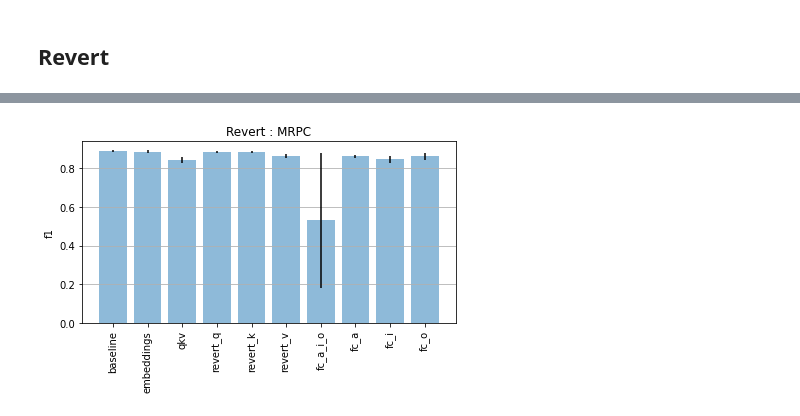
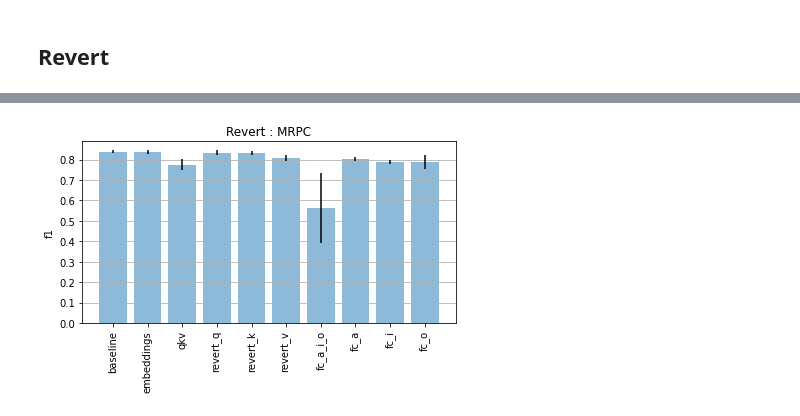
Before and after one commit to sai-prasanna/bert-experiments, a Jupyter notebook: experiment_analysis/analysis_1.ipynb, the cells around one changed output, grey strips where cells are left out. Drawn from its saved outputs; the diff is of its cells as text; code cells hidden in the pictures.

```diff
--- a/experiment_analysis/analysis_1.ipynb
+++ b/experiment_analysis/analysis_1.ipynb
@@ -27,11 +27,9 @@ def flatten_metrics(metrics):
     }
     flattened["MRPC"] = {
         "metric": "f1",
-        "mean": metrics["MRPC"]["f1"][0],
-        "stdv": metrics["MRPC"]["f1"][1]
+        "mean": metrics["MRPC"]["acc"][0],
+        "stdv": metrics["MRPC"]["acc"][1]
     }
-
-
     flattened["QNLI"] = {
         "metric": "acc",
         "mean": metrics["QNLI"]["acc"][0],
@@ -125,5 +123,15 @@ plot_all_task_metrics(analyzed_metrics, "Embeddings")
 # %%
 analyzed_metrics = [("baseline", baseline)]
+
+random_path = experiments_path / "randomize_qkv_together" / f"qkv_layer_all_results.json"
+with random_path.open() as f:
+    random_results = json.load(f)
+analyzed_metrics.append((f"random_qkv", random_results))
+
+revert_path = experiments_path / "revert_qkv" / f"qkv_layer_all_results.json"
+with revert_path.open() as f:
+    revert_results = json.load(f)
+analyzed_metrics.append((f"revert_qkv", revert_results))
 
 for component in ["query", "key", "value"]:
     random_path = experiments_path / "randomize_qkv" / f"{component}_layer_all_results.json"
@@ -305,51 +320,51 @@ plot_all_task_metrics(analyzed_metrics, "Randomize")
 ## Revert
 # %%
 analyzed_metrics = [("baseline", baseline)]
-random_embeddings_path = experiments_path / "revert_embeddings" / "revert_embeddings_results.json"
-with random_embeddings_path.open() as f:
-    random_embeddings = json.load(f)
-analyzed_metrics.append(("embeddings", random_embeddings))
+revert_path = experiments_path / "revert_embeddings" / "revert_embeddings_results.json"
+with revert_path.open() as f:
+    revert_results = json.load(f)
+analyzed_metrics.append(("embeddings", revert_results))
 
-random_embeddings_path = experiments_path / "revert_qkv" / "qkv_layer_all_results.json"
-with random_embeddings_path.open() as f:
-    random_embeddings = json.load(f)
-analyzed_metrics.append(("qkv", random_embeddings))
+revert_path = experiments_path / "revert_qkv" / "qkv_layer_all_results.json"
+with revert_path.open() as f:
+    revert_results = json.load(f)
+analyzed_metrics.append(("qkv", revert_results))
 
 for component in ["query", "key", "value"]:
-    random_path = experiments_path / "revert_qkv" / f"{component}_layer_all_results.json"
-    with random_path.open() as f:
-        random_results = json.load(f)
-    analyzed_metrics.append((f"revert_{component[0]}", random_results))
+    revert_path = experiments_path / "revert_qkv" / f"{component}_layer_all_results.json"
+    with revert_path.open() as f:
+        revert_results = json.load(f)
+    analyzed_metrics.append((f"revert_{component[0]}", revert_results))
 
 
-random_embeddings_path = experiments_path / "revert_fc" / "fc_a_i_o_layer_all_results.json"
-with random_embeddings_path.open() as f:
-    random_embeddings = json.load(f)
-analyzed_metrics.append(("fc_a_i_o", random_embeddings))
+revert_path = experiments_path / "revert_fc" / "fc_a_i_o_layer_all_results.json"
+with revert_path.open() as f:
+    revert_results = json.load(f)
+analyzed_metrics.append(("fc_a_i_o", revert_results))
 
 
-random_embeddings_path = experiments_path / "revert_fc" / "fc_a_all_results.json"
-with random_embeddings_path.open() as f:
-    random_embeddings = json.load(f)
-analyzed_metrics.append(("fc_a", random_embeddings))
+revert_path = experiments_path / "revert_fc" / "fc_a_all_results.json"
+with revert_path.open() as f:
+    revert_results = json.load(f)
+analyzed_metrics.append(("fc_a", revert_results))
 
 
 
-random_embeddings_path = experiments_path / "revert_fc" / "fc_i_all_results.json"
-with random_embeddings_path.open() as f:
-    random_embeddings = json.load(f)
-analyzed_metrics.append(("fc_i", random_embeddings))
+revert_path = experiments_path / "revert_fc" / "fc_i_all_results.json"
+with revert_path.open() as f:
+    revert_results = json.load(f)
+analyzed_metrics.append(("fc_i", revert_results))
 
-random_embeddings_path = experiments_path / "revert_fc" / "fc_o_all_results.json"
-with random_embeddings_path.open() as f:
-    random_embeddings = json.load(f)
-analyzed_metrics.append(("fc_o", random_embeddings))
+revert_path = experiments_path / "revert_fc" / "fc_o_all_results.json"
+with revert_path.open() as f:
+    revert_results = json.load(f)
+analyzed_metrics.append(("fc_o", revert_results))
 
 plot_all_task_metrics(analyzed_metrics, "Revert")
 # %% [output]
 [figure]
 [figure]
-[figure, old version]
+[figure, new version]
 [figure]
 [figure]
 [figure]
```
Also changed, not shown: parts of 9 cells of this notebook.
